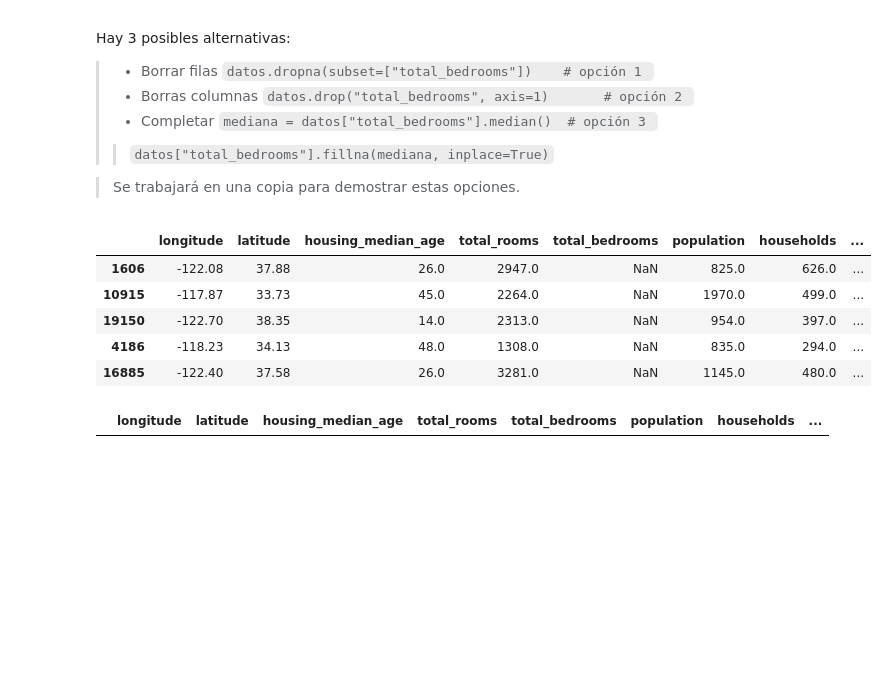
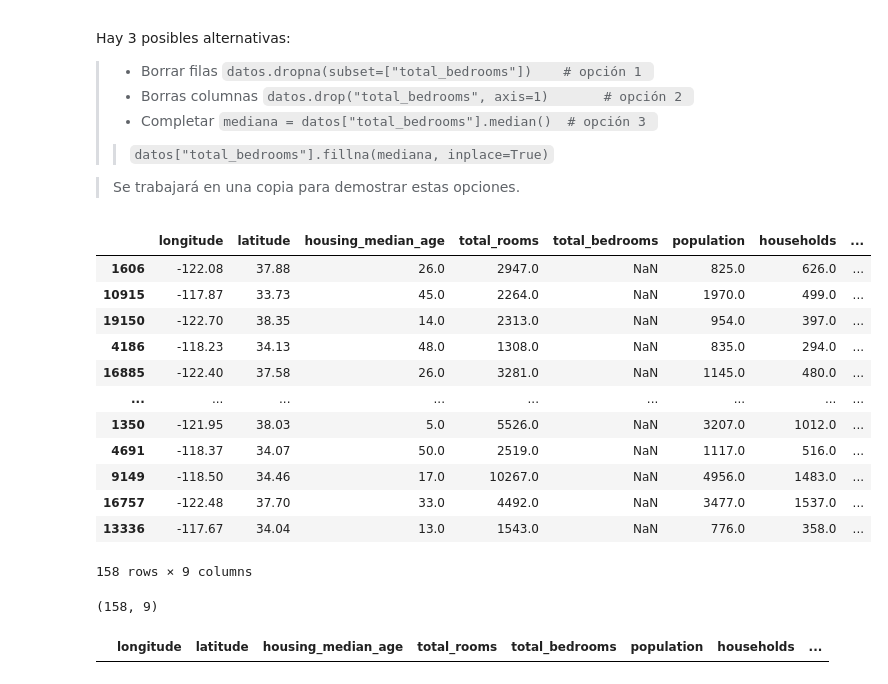
Before and after one commit to Ricardomanuel1/Maestr-a_Ciencia_de_Datos, a Jupyter notebook: II. Introduccion_Ciencia_Datos/2_ProcesoMachineLearning.ipynb, the cells around one changed output. Saved outputs shown, nothing was run; the diff lists cells and outputs as text; code cells hidden in the pictures; blank space fills up the shorter version.

```diff
--- a/II. Introduccion_Ciencia_Datos/2_ProcesoMachineLearning.ipynb
+++ b/II. Introduccion_Ciencia_Datos/2_ProcesoMachineLearning.ipynb
@@ -76,9 +76,7 @@ $$MAE(\mathbf{X},h) = \frac{1}{m}\sum_{i=1}^{m}|h(\mathbf{x}^{(i)}-y^{(i)}|$$
 # %% [markdown]
 Download de los datos
 # %%
-url = "https://raw.githubusercontent.com/eduardool/MaestriaCienciaDatos/main/datasets/housing.csv"
+datos = pd.read_csv("https://raw.githubusercontent.com/eduardool/MaestriaCienciaDatos/main/datasets/housing.csv")
-# %%
-datos = pd.read_csv(url)
 # %%
 datos.head()
 # %% [output]
@@ -359,13 +491,24 @@ Hay 3 posibles alternativas:
 
 >  Se trabajará en una copia para demostrar estas opciones.
 # %%
-filas_incompletas_muestra = X_entrenamiento[X_entrenamiento.isnull().any(axis=1)].head()
+filas_incompletas_muestra = X_entrenamiento[X_entrenamiento.isnull().any(axis=1)]
 filas_incompletas_muestra
 # %% [output]
 |  | longitude | latitude | housing_median_age | total_rooms | total_bedrooms | population | households | ... |
 | 1606 | -122.08 | 37.88 | 26.0 | 2947.0 | NaN | 825.0 | 626.0 | ... |
 | 10915 | -117.87 | 33.73 | 45.0 | 2264.0 | NaN | 1970.0 | 499.0 | ... |
 | 19150 | -122.70 | 38.35 | 14.0 | 2313.0 | NaN | 954.0 | 397.0 | ... |
 | 4186 | -118.23 | 34.13 | 48.0 | 1308.0 | NaN | 835.0 | 294.0 | ... |
 | 16885 | -122.40 | 37.58 | 26.0 | 3281.0 | NaN | 1145.0 | 480.0 | ... |
+| ... | ... | ... | ... | ... | ... | ... | ... | ... |
+| 1350 | -121.95 | 38.03 | 5.0 | 5526.0 | NaN | 3207.0 | 1012.0 | ... |
+| 4691 | -118.37 | 34.07 | 50.0 | 2519.0 | NaN | 1117.0 | 516.0 | ... |
+| 9149 | -118.50 | 34.46 | 17.0 | 10267.0 | NaN | 4956.0 | 1483.0 | ... |
+| 16757 | -122.48 | 37.70 | 33.0 | 4492.0 | NaN | 3477.0 | 1537.0 | ... |
+| 13336 | -117.67 | 34.04 | 13.0 | 1543.0 | NaN | 776.0 | 358.0 | ... |
+158 rows × 9 columns
+# %%
+filas_incompletas_muestra.shape
+# %% [output]
+(158, 9)
 # %%
```
Also changed, not shown: parts of 75 cells of this notebook.
